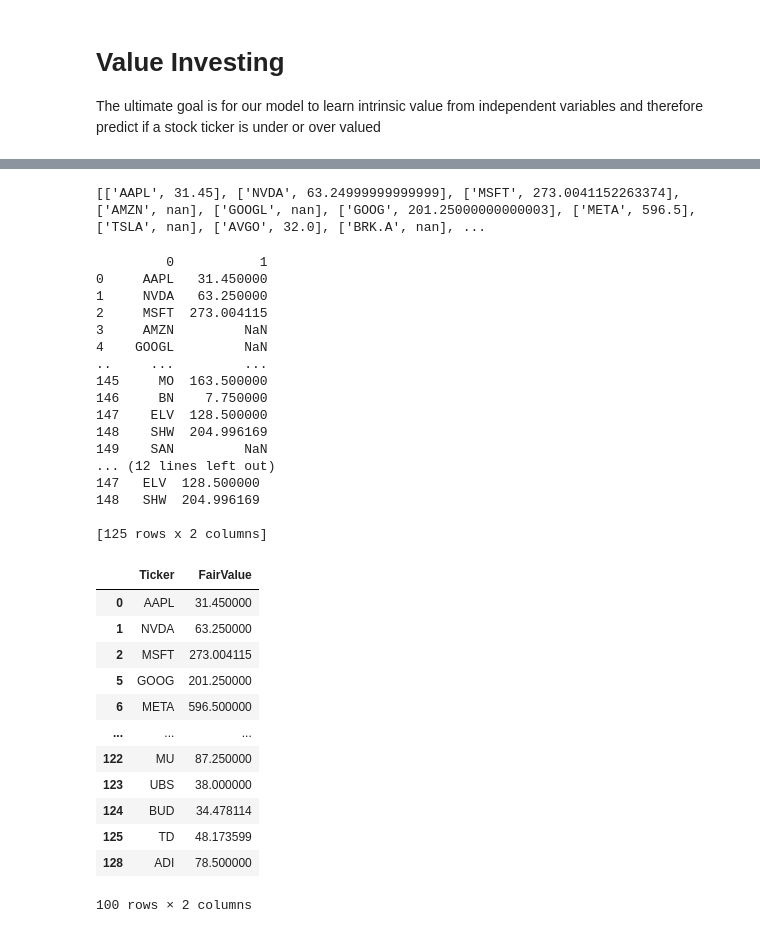
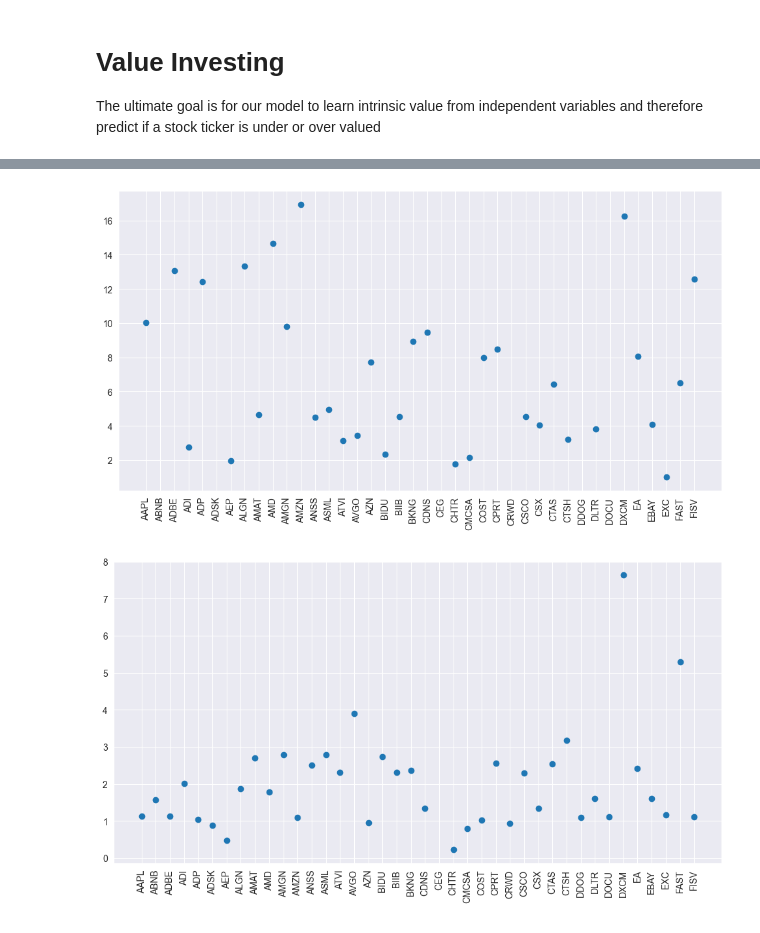
Before and after one commit to hodge-py/PyAdvisor, a Jupyter notebook: MLStockModels.ipynb, the cells around one changed output, grey strips where cells are left out. Cells and saved outputs as stored; diff of their text form; code cells hidden in the pictures.

```diff
--- a/MLStockModels.ipynb
+++ b/MLStockModels.ipynb
@@ -5,6 +5,7 @@ import seaborn as sns
 import matplotlib.pyplot as plt
 import yfinance as yf
 import requests
+plt.rcParams["figure.figsize"] = (12,6)
 # %% [markdown]
 # Value Investing
 
@@ -14,6 +16,4 @@ The ultimate goal is for our model to learn intrinsic value from independent var
 # %%
-df = pd.read_csv("stockTickers.csv", header=None)
-df_num = df.to_numpy()
-for x in df_num:
-    print(x[0])
+df = pd.read_csv("nasdaq100_metrics_ratios.csv")
+df.head()
 # %% [output]
@@ -37,61 +27,12 @@ SAN
 # %%
-fairValue = []
-for x in df_num:
-    try:
-        data = yf.Ticker(x[0])
-        eps = abs((data.financials.loc["Basic EPS"].iloc[0]/data.financials.loc["Basic EPS"].iloc[1])-1)*100
-        if eps > 25:
-            eps = 25
-        elif eps < 5:
-            eps = 5
-        fairValue.append([x[0],eps*data.info['epsTrailingTwelveMonths']])
-    except:
-        fairValue.append([x[0],np.nan])
-
-print(fairValue)
+plt.scatter(df['symbol'].iloc[:40],df['price_to_book_ratio_2018'].iloc[:40])
+plt.xticks(rotation=90)
+plt.show()
 # %% [output]
-[['AAPL', 31.45], ['NVDA', 63.24999999999999], ['MSFT', 273.0041152263374], ['AMZN', nan], ['GOOGL', nan], ['GOOG', 201.25000000000003], ['META', 596.5], ['TSLA', nan], ['AVGO', 32.0], ['BRK.A', nan], ...
+[figure, added]
 # %%
-fairValue = pd.DataFrame(fairValue)
-print(fairValue)
-fairValueTickerless = fairValue.drop(fairValue.columns[0],axis=1)
-dfNew = pd.concat([df,fairValueTickerless],axis=1)
-df_clean = dfNew.dropna()
-print(df_clean)
+plt.scatter(df['symbol'].iloc[:40],df['current_ratio_2018'].iloc[:40])
+plt.xticks(rotation=90)
+plt.show()
 # %% [output]
-         0           1
-0     AAPL   31.450000
-1     NVDA   63.250000
-2     MSFT  273.004115
-3     AMZN         NaN
-4    GOOGL         NaN
-..     ...         ...
-145     MO  163.500000
-146     BN    7.750000
-147    ELV  128.500000
-148    SHW  204.996169
-149    SAN         NaN
-... (12 lines left out)
-147   ELV  128.500000
-148   SHW  204.996169
-
-[125 rows x 2 columns]
+[figure, added]
-# %%
-df_clean2 = df_clean[df_clean.iloc[:,1] > 1]
-df_clean2 = df_clean2[df_clean2.iloc[:,1] < 600]
-df_clean2.columns = ['Ticker', 'FairValue']
-df_clean2.head(100)
-# %% [output]
-|  | Ticker | FairValue |
-| 0 | AAPL | 31.450000 |
-| 1 | NVDA | 63.250000 |
-| 2 | MSFT | 273.004115 |
-| 5 | GOOG | 201.250000 |
-| 6 | META | 596.500000 |
-| ... | ... | ... |
-| 122 | MU | 87.250000 |
-| 123 | UBS | 38.000000 |
-| 124 | BUD | 34.478114 |
-| 125 | TD | 48.173599 |
-| 128 | ADI | 78.500000 |
-100 rows × 2 columns
```
Also changed, not shown: parts of 15 cells of this notebook, 1 other file.
